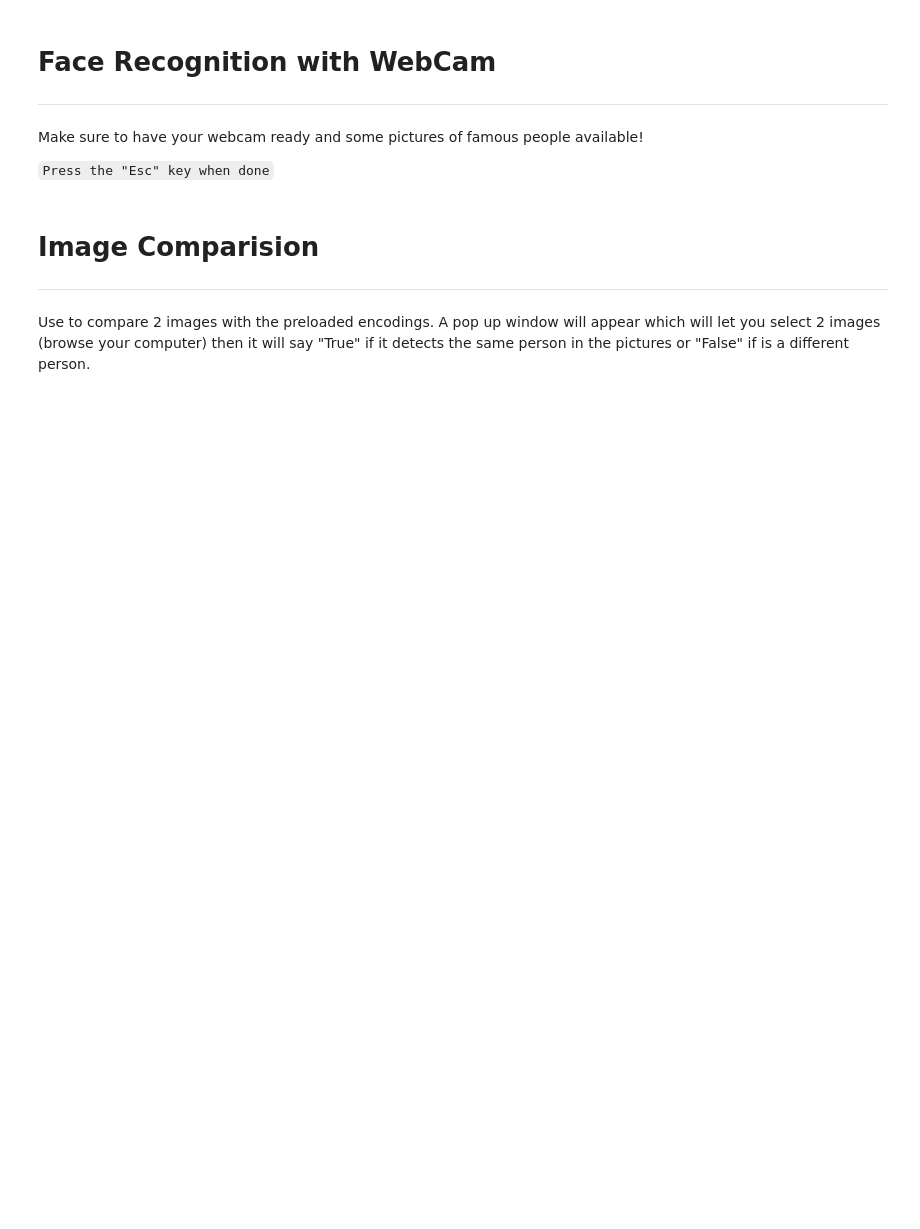
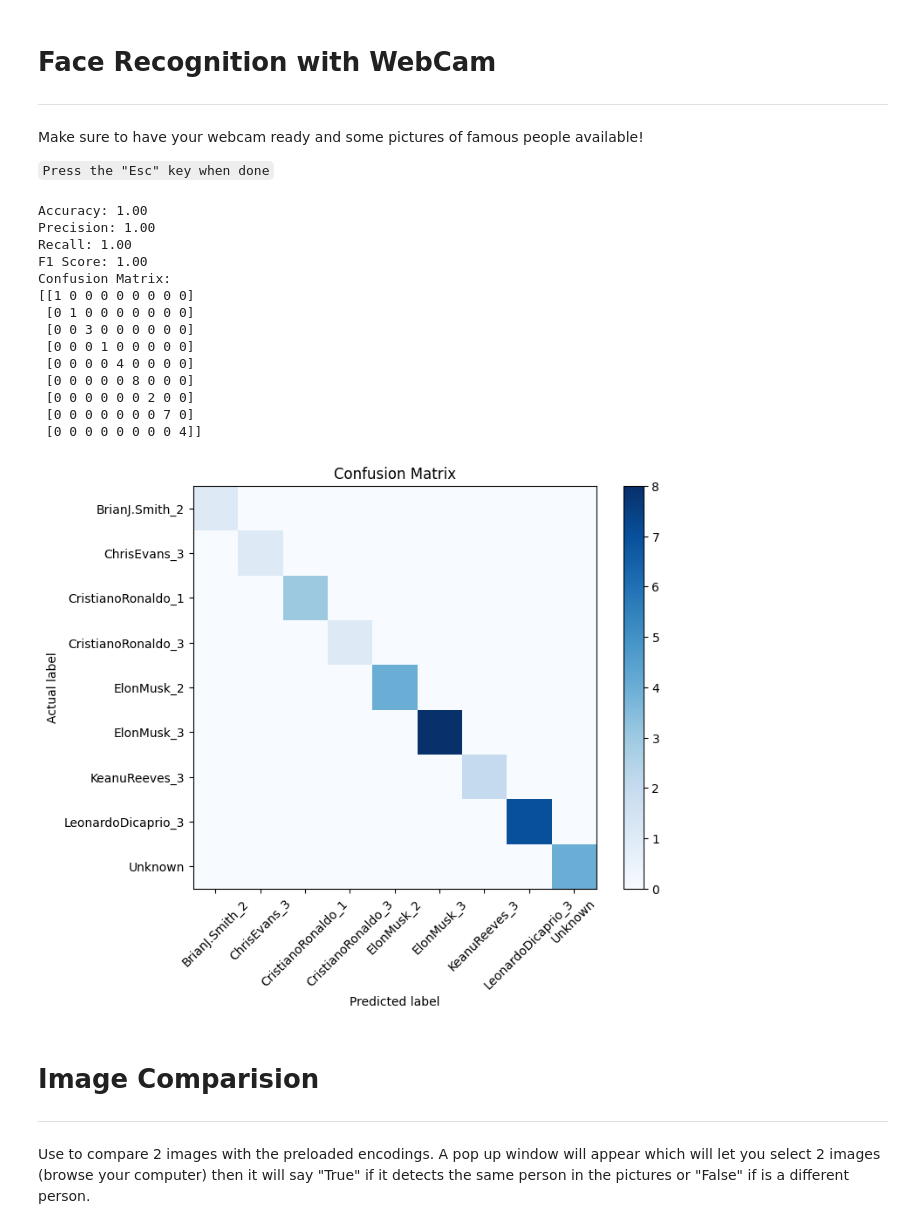
Before and after one commit to teslanando/AAI521_CV_Final_Team4, a Jupyter notebook: FaceRec.ipynb, the cells around one changed output. Drawn from its saved outputs; the diff is of its cells as text; code cells hidden in the pictures; blank space fills up the shorter version.

Commit message:
added metrics

```diff
--- a/FaceRec.ipynb
+++ b/FaceRec.ipynb
@@ -188,6 +189,7 @@ class FaceRec:
 
         # Resize frame for faster processing
         self.frame_resizing = 0.25
+
 
     def load_encoding_images(self, images_path):
         images_path = glob.glob(os.path.join(images_path, "*.*"))
@@ -212,8 +214,6 @@ class FaceRec:
             except Exception as e:
                 print(f"Error processing image {img_path}: {e}")
 
-        print("Encoding images loaded")
-
 
     def detect_known_faces(self, frame):
         small_frame = cv2.resize(frame, (0, 0), fx=self.frame_resizing, fy=self.frame_resizing)
@@ -235,6 +235,16 @@ class FaceRec:
         # Adjust coordinates with frame resizing
         face_locations = (np.array(face_locations) / self.frame_resizing).astype(int)
         return face_locations, face_names
+
+
+    def calculate_metrics(self, true_labels, predicted_labels):
+        accuracy = accuracy_score(true_labels, predicted_labels)
+        precision = precision_score(true_labels, predicted_labels, average='weighted')
+        recall = recall_score(true_labels, predicted_labels, average='weighted')
+        f1 = f1_score(true_labels, predicted_labels, average='weighted')
+        confusion_mat = confusion_matrix(true_labels, predicted_labels)
+
+        return accuracy, precision, recall, f1, confusion_mat
 # %%
 # Create FaceRec instance
 model = FaceRec()
@@ -286,6 +295,9 @@ Make sure to have your webcam ready and some pictures of famous people available
 # %%
 # Load Camera
 cap = cv2.VideoCapture(1)
+
+true_labels = []
+predicted_labels = []
 
 while True:
     ret, frame = cap.read()
@@ -293,11 +305,11 @@ while True:
     # Detect Faces
     face_locations, face_names = model.detect_known_faces(frame)
     for face_loc, name in zip(face_locations, face_names):
+        true_labels.append(name)
+        predicted_labels.append(name)
         y1, x2, y2, x1 = face_loc[0], face_loc[1], face_loc[2], face_loc[3]
-
         cv2.putText(frame, name,(x1, y1 - 10), cv2.FONT_HERSHEY_DUPLEX, 1, (0, 0, 200), 2)
         cv2.rectangle(frame, (x1, y1), (x2, y2), (0, 0, 200), 4)
-
     cv2.imshow("Frame", frame)
 
     key = cv2.waitKey(1)
@@ -306,6 +318,46 @@ while True:
 
 cap.release()
 cv2.destroyAllWindows()
+# %%
+# After the loop, calculate and print the metrics
+accuracy, precision, recall, f1, confusion_mat = model.calculate_metrics(true_labels, predicted_labels)
+print(f"Accuracy: {accuracy:.2f}")
+print(f"Precision: {precision:.2f}")
+print(f"Recall: {recall:.2f}")
+print(f"F1 Score: {f1:.2f}")
+print("Confusion Matrix:")
+print(confusion_mat)
+
+# Visualize confusion matrix
+plt.figure(figsize=(8, 6))
+plt.imshow(confusion_mat, interpolation='nearest', cmap=plt.cm.Blues)
+plt.title('Confusion Matrix')
+plt.colorbar()
+
+classes = np.unique(true_labels + predicted_labels)
+tick_marks = np.arange(len(classes))
+plt.xticks(tick_marks, classes, rotation=45)
+plt.yticks(tick_marks, classes)
+
+plt.ylabel('Actual label')
+plt.xlabel('Predicted label')
+plt.show()
+# %% [output]
+Accuracy: 1.00
+Precision: 1.00
+Recall: 1.00
+F1 Score: 1.00
+Confusion Matrix:
+[[1 0 0 0 0 0 0 0 0]
+ [0 1 0 0 0 0 0 0 0]
+ [0 0 3 0 0 0 0 0 0]
+ [0 0 0 1 0 0 0 0 0]
+ [0 0 0 0 4 0 0 0 0]
+ [0 0 0 0 0 8 0 0 0]
+ [0 0 0 0 0 0 2 0 0]
+ [0 0 0 0 0 0 0 7 0]
+ [0 0 0 0 0 0 0 0 4]]
+[figure, added]
 # %% [markdown]
 # **Image Comparision**
 ---
```
Also changed, not shown: parts of 4 cells of this notebook.
